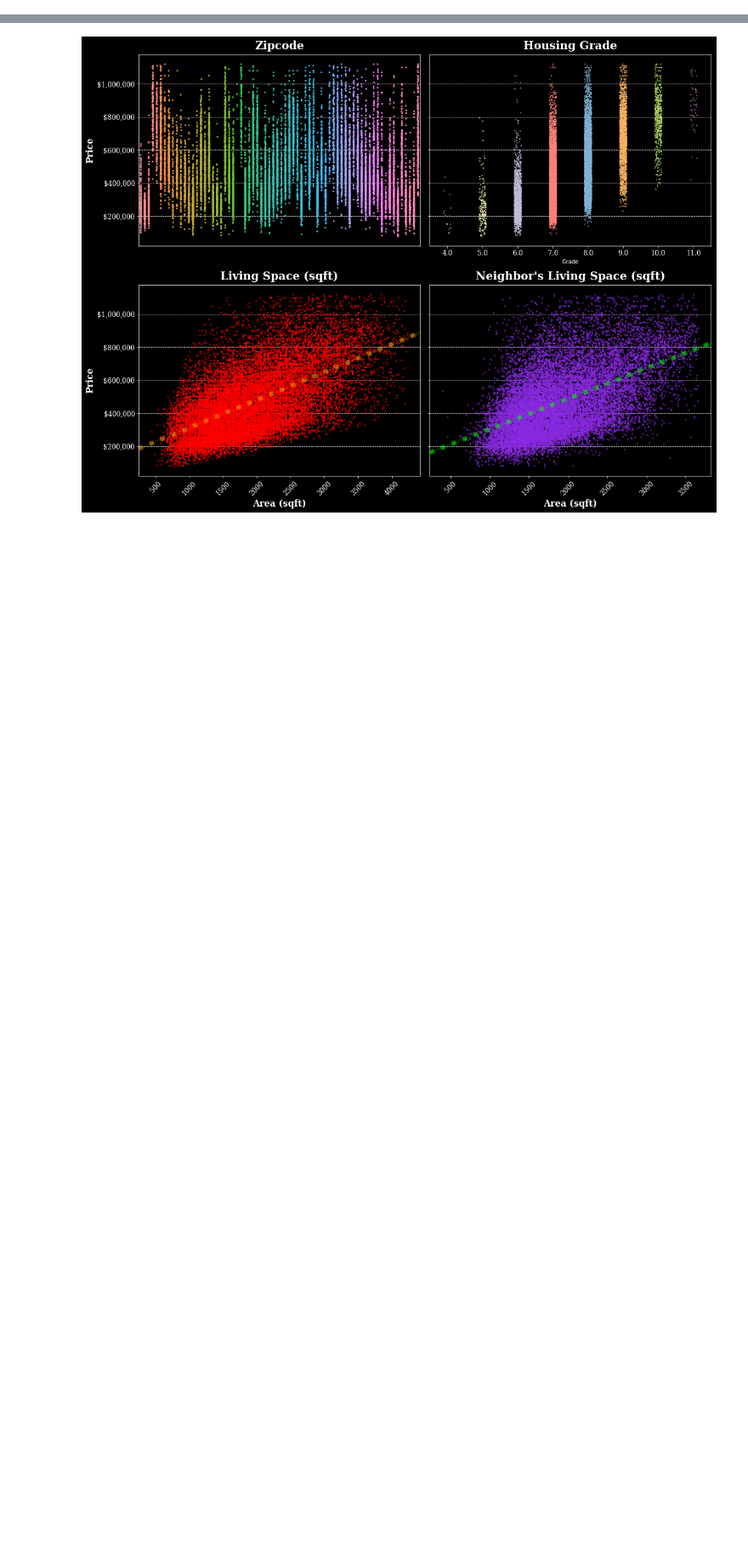
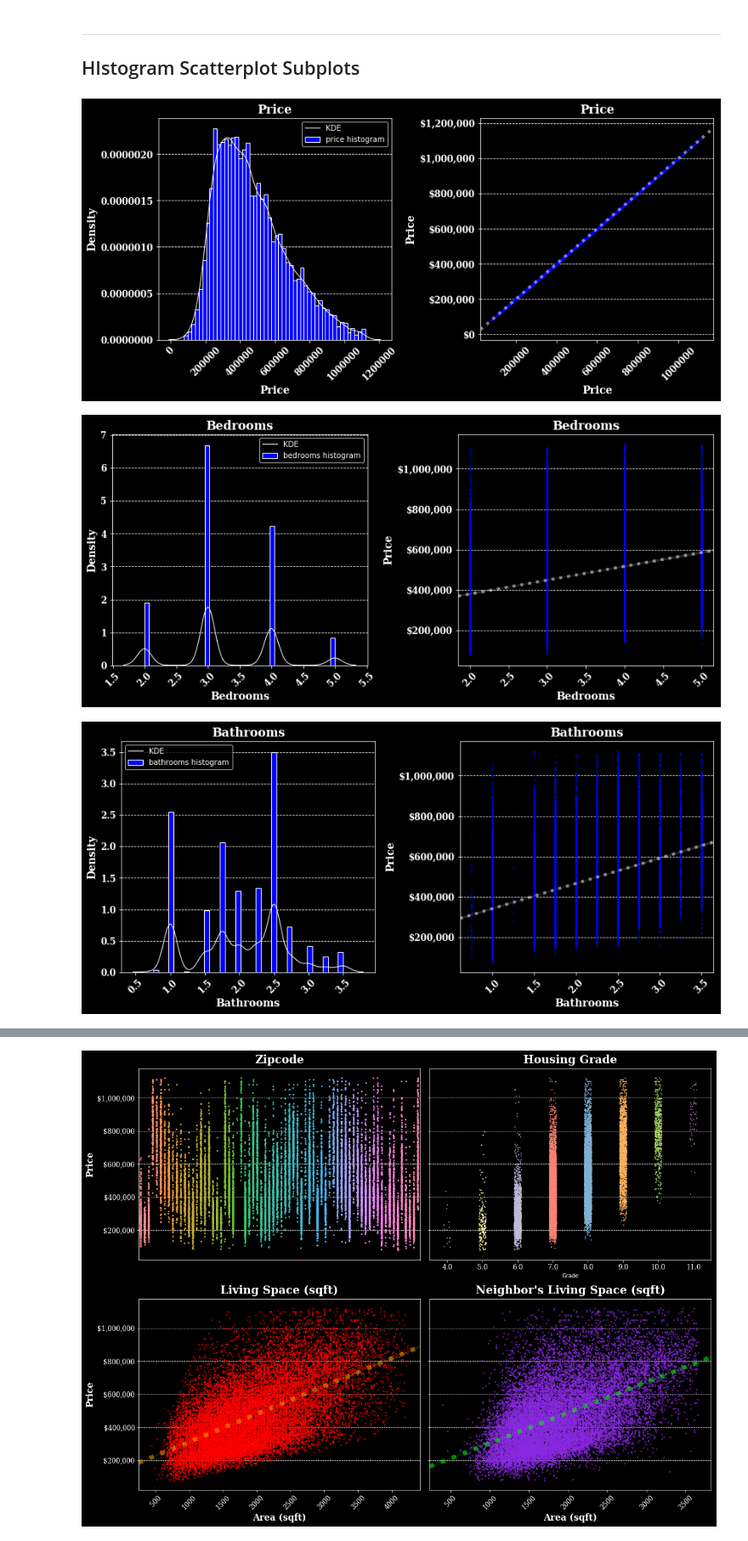
Before and after one commit to BenJMcCarty/dsc-1-final-project-online-ds-ft-021119, a Jupyter notebook: Summary Figure Alone.ipynb, the cells around one changed output, grey strips where cells are left out. Shown at 85% size. Drawn from its saved outputs; the diff is of its cells as text; code cells hidden in the pictures; blank space fills up the shorter version.

```diff
--- a/Summary Figure Alone.ipynb
+++ b/Summary Figure Alone.ipynb
@@ -23,0 +95,3 @@ df_final_data.describe()
+# %%
+df_final_data.dropna(inplace=True)
+df_final_data.info()
@@ -23,0 +119,4 @@ df_final_data.describe()
+# %% [markdown]
+___
+
+## HIstogram Scatterplot Subplots
@@ -23,0 +241,6 @@ df_final_data.describe()
+# %%
+plot_hist_scat_sns(df_final_data)
+# %% [output]
+[figure, added]
+[figure, added]
+[figure, added]
```
Also changed, not shown: parts of 9 cells of this notebook, 21 other files.
